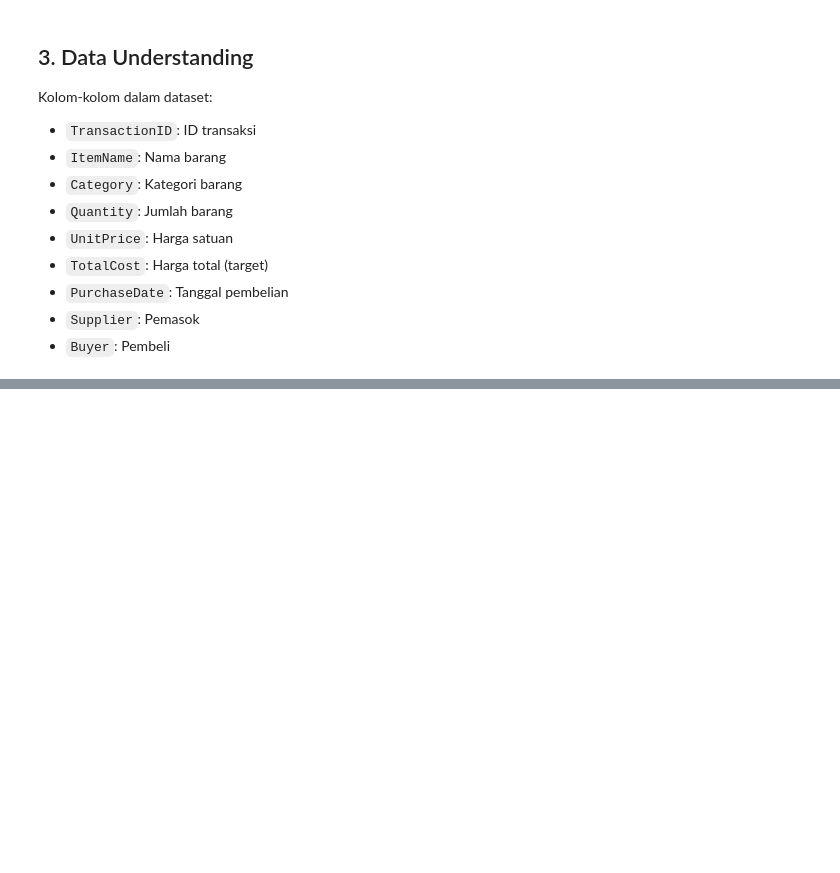
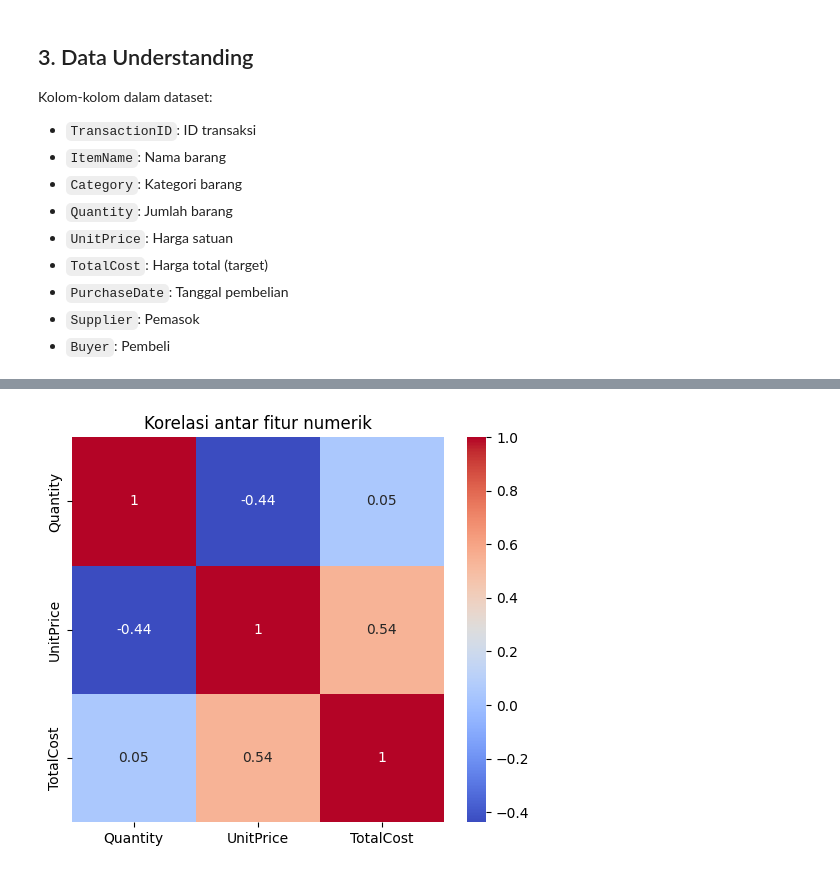
Before and after one commit to AmagiFuyu/predictive_analytics, a Jupyter notebook: spend_analysis_prediction.ipynb, the cells around one changed output, grey strips where cells are left out. Cells and saved outputs as stored; diff of their text form; code cells hidden in the pictures; blank space fills up the shorter version.

```diff
--- a/spend_analysis_prediction.ipynb
+++ b/spend_analysis_prediction.ipynb
@@ -40,0 +87,8 @@ df.head()
+# %%
+# Korelasi fitur numerik
+plt.figure(figsize=(6, 5))
+sns.heatmap(df[['Quantity', 'UnitPrice', 'TotalCost']].corr(), annot=True, cmap='coolwarm')
+plt.title("Korelasi antar fitur numerik")
+plt.show()
+# %% [output]
+[figure, added]
```
Also changed, not shown: parts of 12 cells of this notebook, 4 other files.
